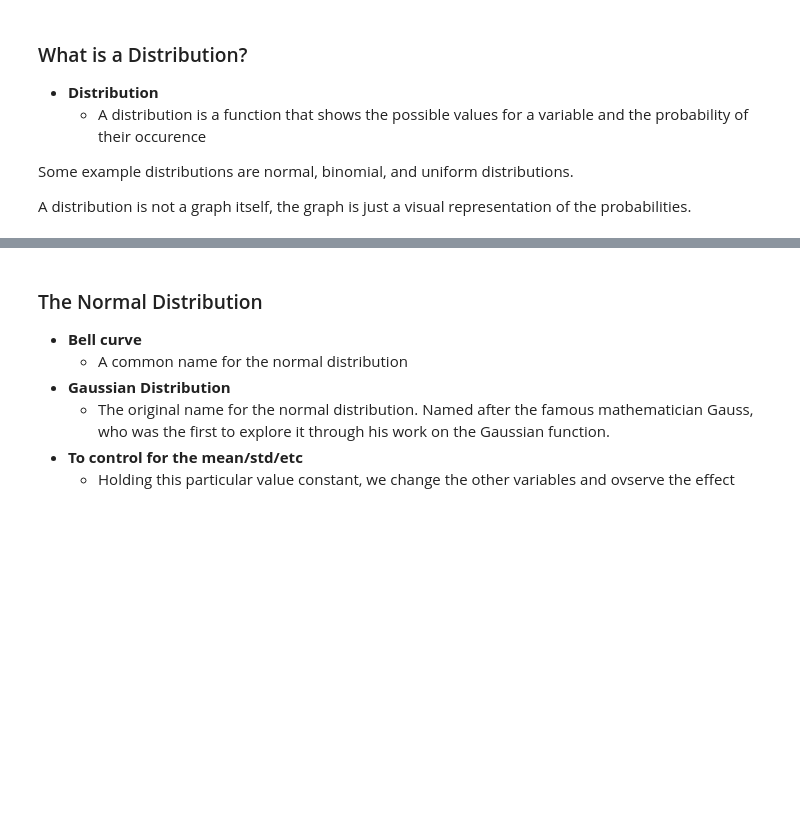
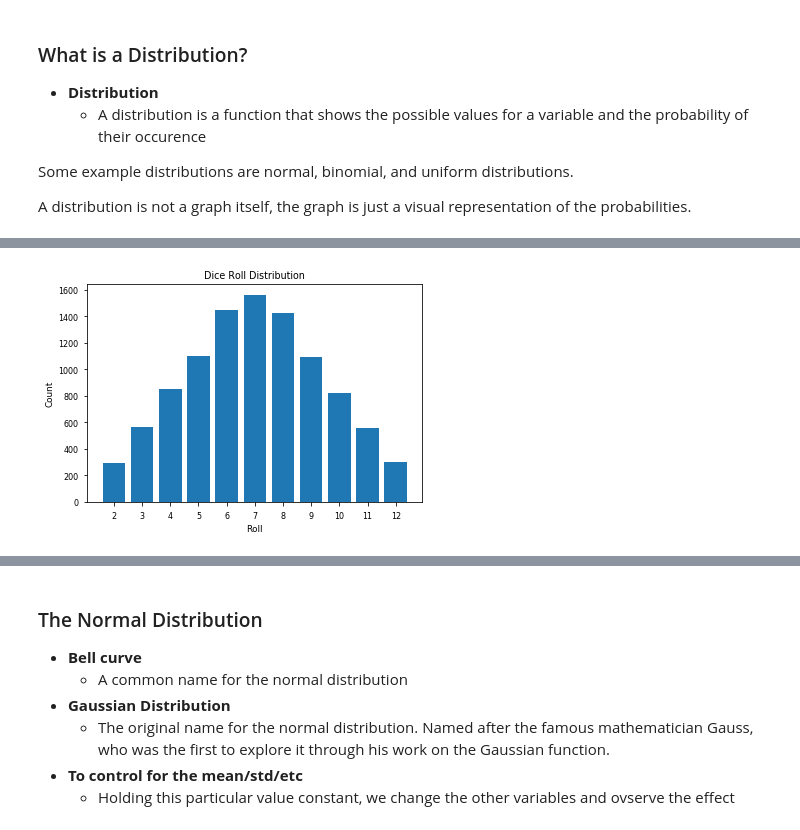
Before and after one commit to jmeguira/stats, a Jupyter notebook: stats_notebook.ipynb, the cells around one changed output, grey strips where cells are left out. Drawn from its saved outputs; the diff is of its cells as text; code cells hidden in the pictures; blank space fills up the shorter version.

Commit message:
added binomial distribution graph

```diff
--- a/stats_notebook.ipynb
+++ b/stats_notebook.ipynb
@@ -894,0 +893,7 @@ A distribution is not a graph itself, the graph is just a visual representation
+# %%
+#probability of rolling two dice
+
+dice = pd.DataFrame(columns = ['roll'])
+
+for i in range(10000):
+    dice = dice.append({'roll': np.random.randint(1,7) + np.random.randint(1,7)}, ignore_index = True)
@@ -894,0 +913,13 @@ A distribution is not a graph itself, the graph is just a visual representation
+# %%
+vals = []
+for x in sorted(dice['roll'].unique()):
+    vals.append(len(dice.loc[dice['roll'] == x]))
+plt.bar(sorted(dice['roll'].unique()), vals)
+plt.xticks(range(2,13))
+plt.xlabel('Roll')
+plt.ylabel('Count')
+plt.title('Dice Roll Distribution')
+
+plt.show()
+# %% [output]
+[figure, added]
```
Also changed, not shown: parts of 8 cells of this notebook.
